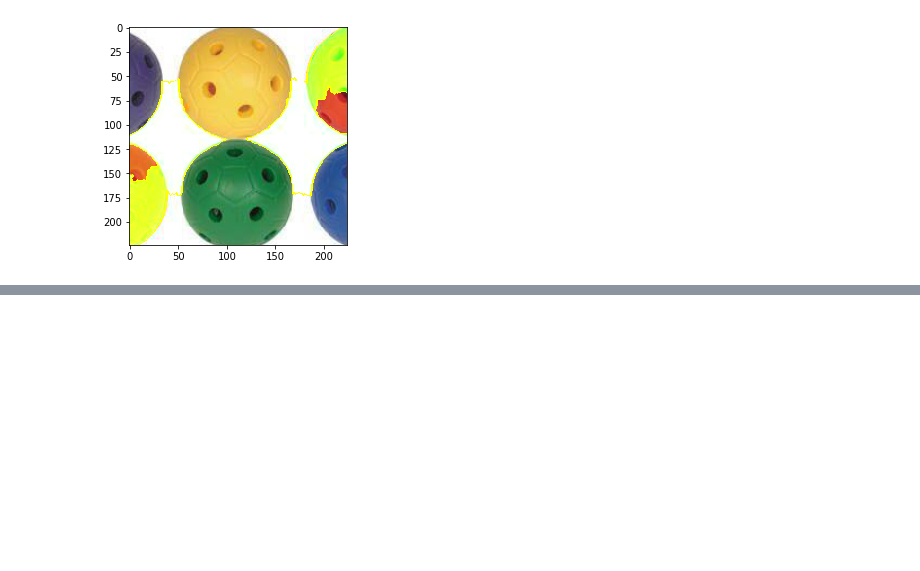
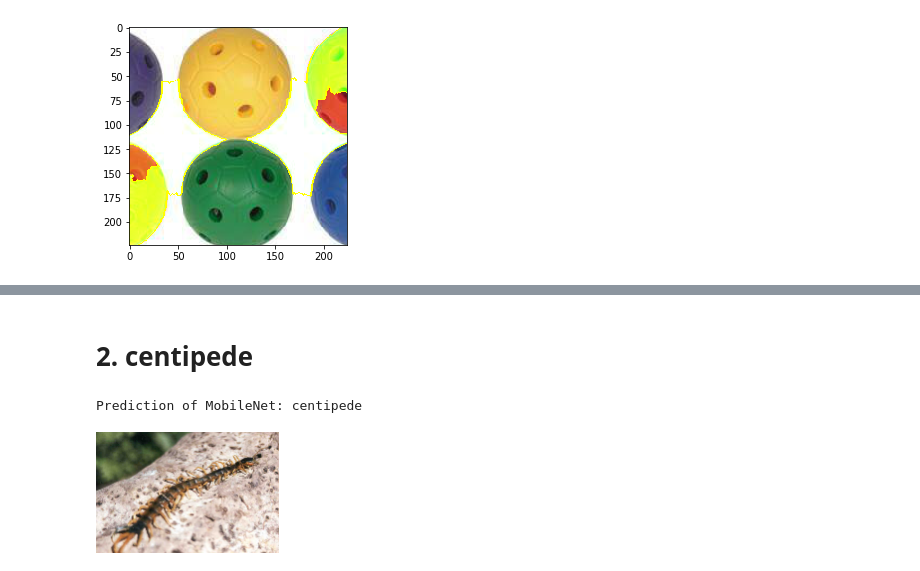
Before and after one commit to AndreGodinho7/Explainability-of-Neural-Networks, a Jupyter notebook: Midterm project/Computer Vision/LIME/Top5 best and worst predictions.ipynb, the cells around one changed output, grey strips where cells are left out. Saved outputs shown, nothing was run; the diff lists cells and outputs as text; code cells hidden in the pictures; blank space fills up the shorter version.

```diff
--- a/Midterm project/Computer Vision/LIME/Top5 best and worst predictions.ipynb
+++ b/Midterm project/Computer Vision/LIME/Top5 best and worst predictions.ipynb
@@ -419,0 +445,11 @@ output55 = output_image(img55)
+# %% [markdown]
+# 2. centipede
+# %%
+filename = "C:/Users/Asus/Documents/IST/MECD 0101/AEP/Projeto/32 categories/034.centipede/034_0036.jpg"
+input_image62 = Image.open(filename)
+print("Prediction of MobileNet: {}".format(predict(pill_transf, preprocess_transform, input_image62)[0]))
+img_big = show_img(filename=filename,retina=True)
+show_img(img_big.data,width=img_big.width/2)
+# %% [output]
+Prediction of MobileNet: centipede
+[figure, added]
```
Also changed, not shown: parts of 22 cells of this notebook.
